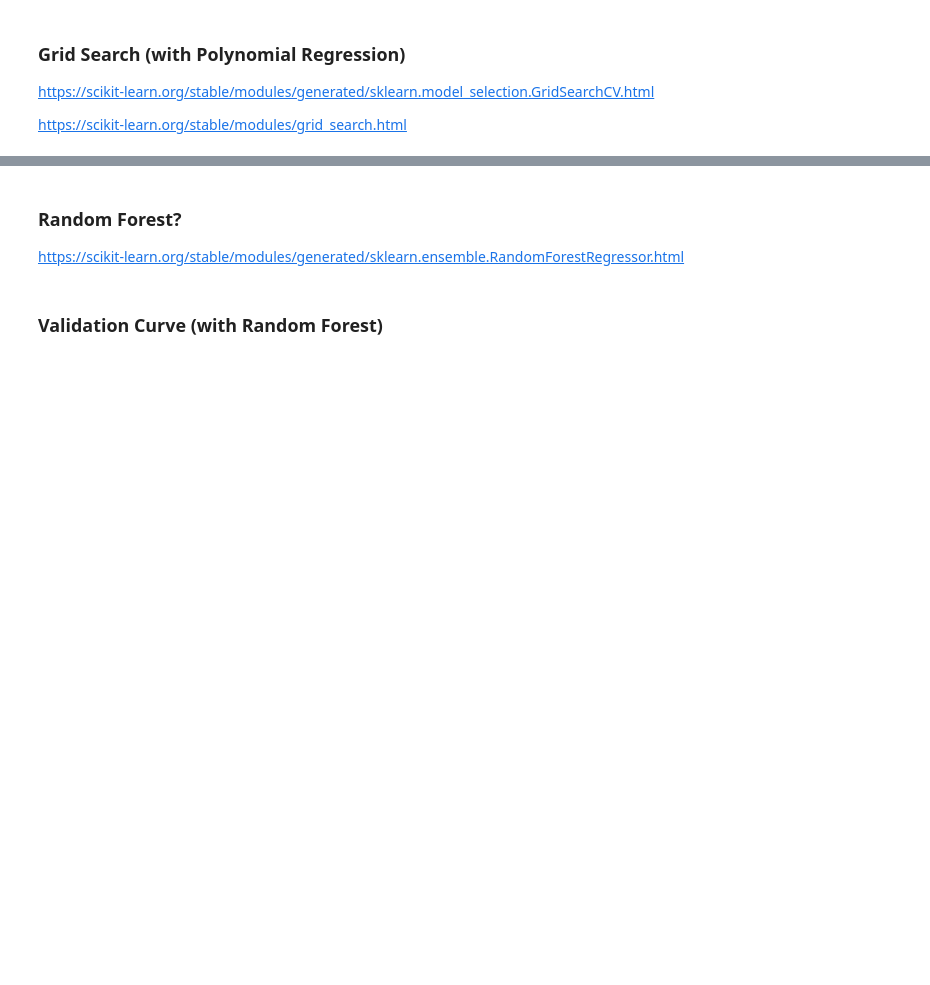
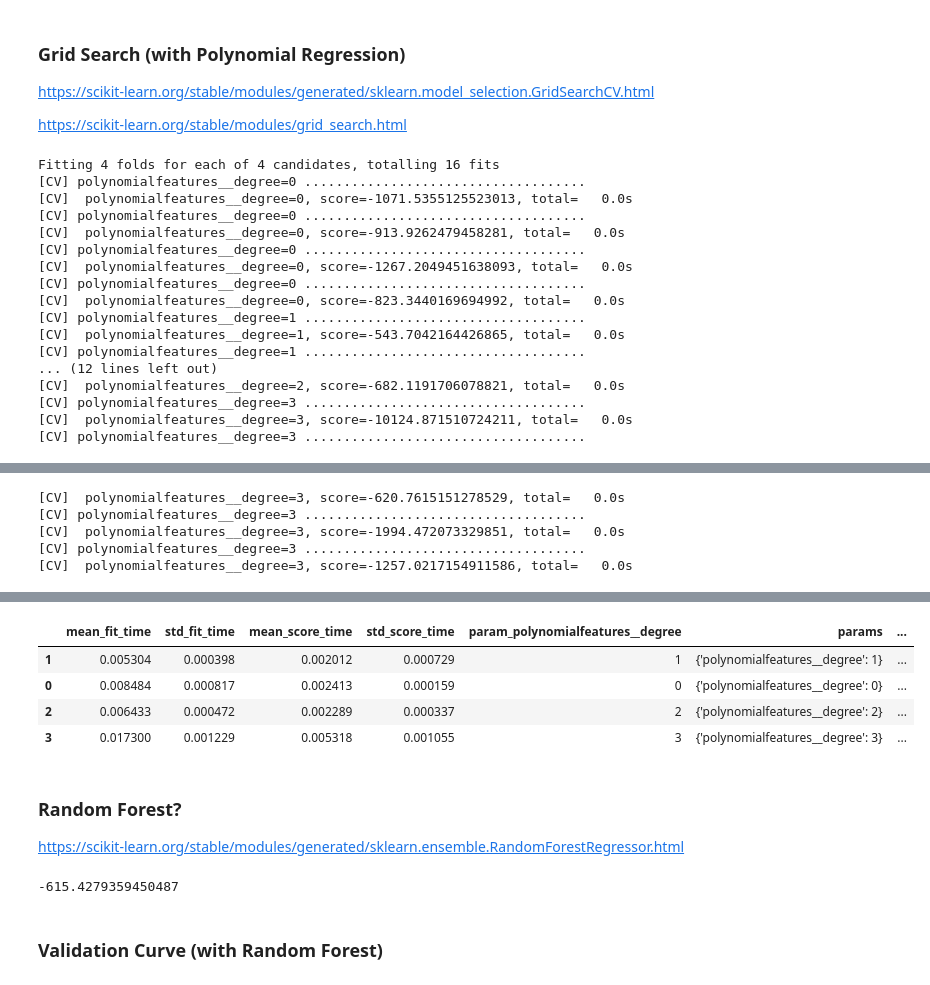
Before and after one commit to LambdaSchool/DS-Unit-2-Sprint-4-Model-Validation, a Jupyter notebook: module-3-select-models-and-parameters/LS_DS_243_Select_models_and_parameters.ipynb, the cells around one changed output, grey strips where cells are left out. Drawn from its saved outputs; the diff is of its cells as text; code cells hidden in the pictures; blank space fills up the shorter version.

```diff
--- a/module-3-select-models-and-parameters/LS_DS_243_Select_models_and_parameters.ipynb
+++ b/module-3-select-models-and-parameters/LS_DS_243_Select_models_and_parameters.ipynb
@@ -330,0 +329,32 @@ https://scikit-learn.org/stable/modules/grid_search.html
+# %%
+from sklearn.model_selection import GridSearchCV
+
+param_grid = {
+    'polynomialfeatures__degree': [0,1,2,3]
+}
+
+gridsearch = GridSearchCV(PolynomialRegression(), param_grid=param_grid,
+                          scoring='neg_mean_absolute_error', cv=4,
+                          return_train_score=True, verbose=10)
+
+s = gridsearch.fit(X_train, y_train)
+
+pd.DataFrame(s.cv_results_).sort_values(by='rank_test_score')
+# %% [output]
+Fitting 4 folds for each of 4 candidates, totalling 16 fits
+[CV] polynomialfeatures__degree=0 ....................................
+[CV]  polynomialfeatures__degree=0, score=-1071.5355125523013, total=   0.0s
+[CV] polynomialfeatures__degree=0 ....................................
+[CV]  polynomialfeatures__degree=0, score=-913.9262479458281, total=   0.0s
+[CV] polynomialfeatures__degree=0 ....................................
+[CV]  polynomialfeatures__degree=0, score=-1267.2049451638093, total=   0.0s
+[CV] polynomialfeatures__degree=0 ....................................
+[CV]  polynomialfeatures__degree=0, score=-823.3440169694992, total=   0.0s
+[CV] polynomialfeatures__degree=1 ....................................
+[CV]  polynomialfeatures__degree=1, score=-543.7042164426865, total=   0.0s
+[CV] polynomialfeatures__degree=1 ....................................
+... (12 lines left out)
+[CV]  polynomialfeatures__degree=2, score=-682.1191706078821, total=   0.0s
+[CV] polynomialfeatures__degree=3 ....................................
+[CV]  polynomialfeatures__degree=3, score=-10124.871510724211, total=   0.0s
+[CV] polynomialfeatures__degree=3 ....................................
@@ -330,0 +371,5 @@ https://scikit-learn.org/stable/modules/grid_search.html
+[CV]  polynomialfeatures__degree=3, score=-620.7615151278529, total=   0.0s
+[CV] polynomialfeatures__degree=3 ....................................
+[CV]  polynomialfeatures__degree=3, score=-1994.472073329851, total=   0.0s
+[CV] polynomialfeatures__degree=3 ....................................
+[CV]  polynomialfeatures__degree=3, score=-1257.0217154911586, total=   0.0s
@@ -331,3 +377,8 @@ https://scikit-learn.org/stable/modules/grid_search.html
+|  | mean_fit_time | std_fit_time | mean_score_time | std_score_time | param_polynomialfeatures__degree | params | ... |
+| 1 | 0.005304 | 0.000398 | 0.002012 | 0.000729 | 1 | {'polynomialfeatures__degree': 1} | ... |
+| 0 | 0.008484 | 0.000817 | 0.002413 | 0.000159 | 0 | {'polynomialfeatures__degree': 0} | ... |
+| 2 | 0.006433 | 0.000472 | 0.002289 | 0.000337 | 2 | {'polynomialfeatures__degree': 2} | ... |
+| 3 | 0.017300 | 0.001229 | 0.005318 | 0.001055 | 3 | {'polynomialfeatures__degree': 3} | ... |
 # %% [markdown]
 ### Random Forest?
 
@@ -337,3 +386,18 @@ https://scikit-learn.org/stable/modules/generated/sklearn.ensemble.RandomForestR
+# %%
+#%%time
+
+from sklearn.ensemble import RandomForestRegressor
+
+model = RandomForestRegressor(n_estimators=100, max_depth=20)
+
+scores = cross_validate(model, X_train, y_train,
+                        scoring='neg_mean_absolute_error',
+                        cv=3, return_train_score=True,
+                        return_estimator=True)
+
+pd.DataFrame(scores).test_score.mean()
+# %% [output]
+-615.4279359450487
 # %% [markdown]
 ### Validation Curve (with Random Forest)
 # %%
```
Also changed, not shown: parts of 19 cells of this notebook, 1 other file.
